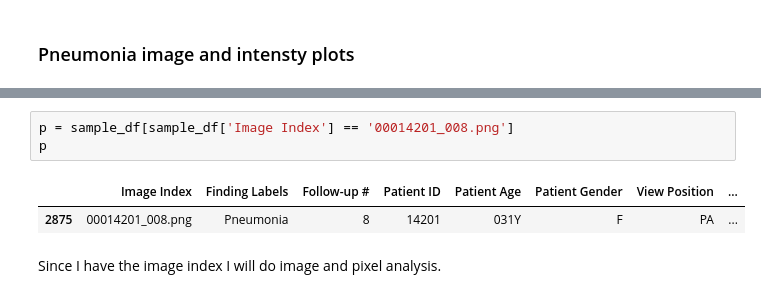
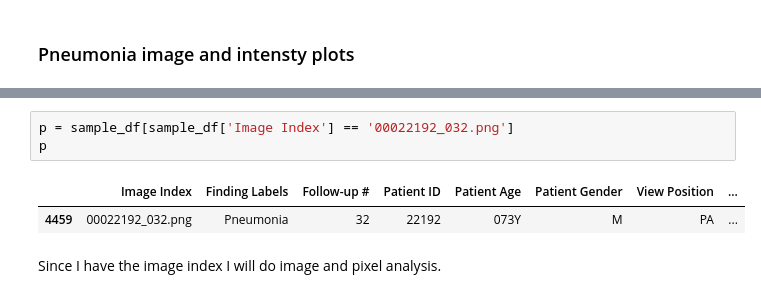
Before and after one commit to k0f1/Pneumonia-algorithm, a Jupyter notebook: EDA.ipynb, the cells around one changed output, grey strips where cells are left out. Drawn from its saved outputs; the diff is of its cells as text.

```diff
--- a/EDA.ipynb
+++ b/EDA.ipynb
@@ -325,9 +381,9 @@ sample_df[sample_df['Finding Labels']=='Pneumonia'].sample(3)
 # %%
-p = sample_df[sample_df['Image Index'] == '00014201_008.png']
+p = sample_df[sample_df['Image Index'] == '00022192_032.png']
 p
 # %% [output]
 |  | Image Index | Finding Labels | Follow-up # | Patient ID | Patient Age | Patient Gender | View Position | ... |
-| 2875 | 00014201_008.png | Pneumonia | 8 | 14201 | 031Y | F | PA | ... |
+| 4459 | 00022192_032.png | Pneumonia | 32 | 22192 | 073Y | M | PA | ... |
 # %% [markdown]
 Since I have the image index I will do image and pixel analysis.
 # %%
```
Also changed, not shown: parts of 20 cells of this notebook.
